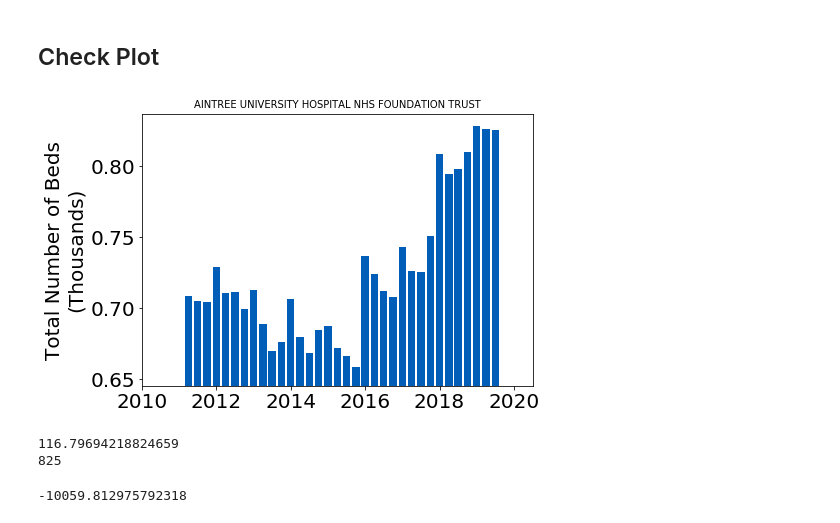
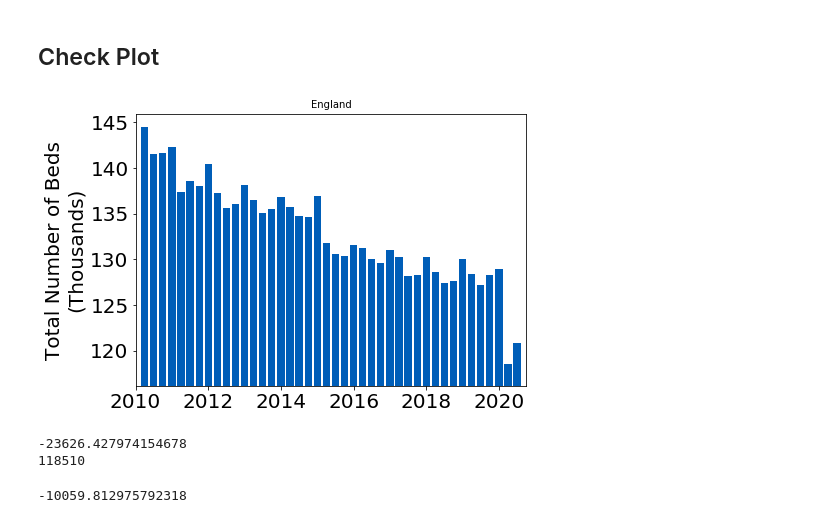
Before and after one commit to HowsMyNHS/NHSdata, a Jupyter notebook: NhsEngBeds.ipynb, the cells around one changed output. Cells and saved outputs as stored; diff of their text form; code cells hidden in the pictures.

```diff
--- a/NhsEngBeds.ipynb
+++ b/NhsEngBeds.ipynb
@@ -150,26 +150,26 @@ for i, name in enumerate(data):
 <h2> Check Plot</h2>
 # %%
 fig, ax1 = plt.subplots(figsize = (7,5))
-time = np.arange(2010.25, 2020.5, 0.25)[::-1]
+time = np.arange(2010.25, 2020.75, 0.25)[::-1]
 
-hospital = -3
+hospital = 0
 
 allBeds = BedsAvail[hospital,:][BedsAvail[hospital,:]!='-']
 ax1.set_title(firstNames[hospital],size = 10)
 ax1.bar(time[BedsAvail[hospital,:]!='-'], allBeds*1e-3, width = 0.2,
         align='center', alpha=1, color="#005EB8")
 #plt.plot(time, allBeds,'r.',lw=2)
 ax1.set_ylim(0.98*min(allBeds)*1e-3, 1.01*max(allBeds)*1e-3)
 ax1.set_ylabel("Total Number of Beds\n(Thousands)")
-ax1.set_xlim(2010, 2020.5)
+ax1.set_xlim(2010, 2020.75)
 plt.show()
 
 print(allBeds[0]-allBeds[-1])
 print(int(allBeds[1]))
 # %% [output]
-[figure, old version]
+[figure, new version]
-116.79694218824659
-825
+-23626.427974154678
+118510
 # %%
 better = 0
 worse = 0
```
Also changed, not shown: parts of 4 cells of this notebook, 5 other files.
